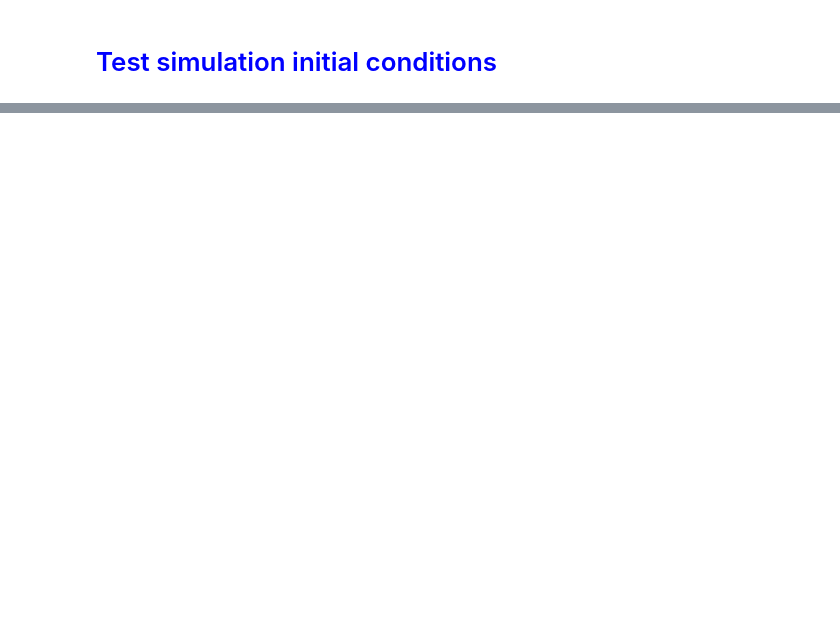
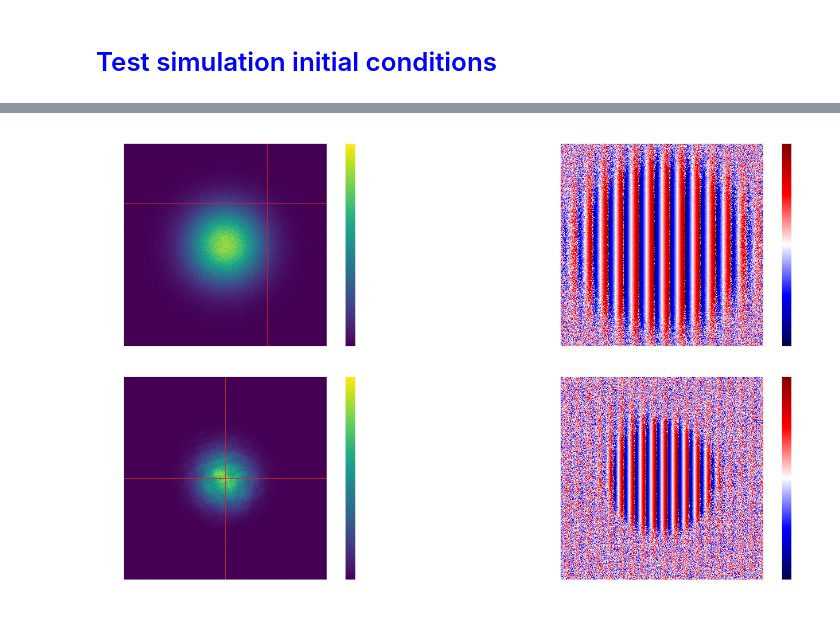
Before and after one commit to nunoazevedosilva/SBN, a Jupyter notebook: SBN_Simulation_with_input_images_vs_analytical.ipynb, the cells around one changed output, grey strips where cells are left out. Cells and saved outputs as stored; diff of their text form; code cells hidden in the pictures; blank space fills up the shorter version.

```diff
--- a/SBN_Simulation_with_input_images_vs_analytical.ipynb
+++ b/SBN_Simulation_with_input_images_vs_analytical.ipynb
@@ -974,0 +811,84 @@ plt.yscale("log")
+# %%
+extent_general_an = [0, my_simulation_an.Nx*my_simulation_an.dx/factor_t/(1e-3), 0, my_simulation_an.Ny*my_simulation_an.dy/factor_t/(1e-3)]
+
+
+fig = plt.figure(figsize=(25, 14))
+
+rows = 2
+columns = 2
+
+grid = plt.GridSpec(rows, columns, wspace = .2, hspace = .15)
+
+plt.subplot(grid[0, 0])
+plt.title("Obstacle", fontsize=15)
+plt.imshow(input_beam_profile_an, extent=extent_general_an)
+plt.colorbar()
+plt.axvline(x=x_center_4f*dx/factor_t/(1e-3), color="tab:red", linewidth=1)
+plt.axhline(y=y_center_4f*dy/factor_t/(1e-3), color="tab:red", linewidth=1)
+plt.xlabel(r"$x$ $(mm)$")
+plt.ylabel(r"$y$ $(mm)$")
+
+plt.subplot(grid[0, 1])
+
+plt.imshow(phase_input_beam_an, cmap="seismic", extent=extent_general_an)
+plt.colorbar()
+plt.xlabel(r"$x$ $(mm)$")
+plt.ylabel(r"$y$ $(mm)$")
+
+plt.subplot(grid[1, 0])
+plt.title("Obstacle", fontsize=15)
+plt.imshow(input_beam_profile, extent=extent_general)
+plt.colorbar()
+plt.axvline(x=x_center_4f*dx/factor_t/(1e-3), color="tab:red", linewidth=1)
+plt.axhline(y=y_center_4f*dy/factor_t/(1e-3), color="tab:red", linewidth=1)
+plt.xlabel(r"$x$ $(mm)$")
+plt.ylabel(r"$y$ $(mm)$")
+
+plt.subplot(grid[1, 1])
+
+plt.imshow(phase_input_beam, cmap="seismic", extent=extent_general)
+plt.colorbar()
+plt.xlabel(r"$x$ $(mm)$")
+plt.ylabel(r"$y$ $(mm)$")
+
+
+
+fig = plt.figure(figsize=(25, 14))
+
+rows = 2
+columns = 2
+
+grid = plt.GridSpec(rows, columns, wspace = .2, hspace = .15)
+
+plt.subplot(grid[0, 0])
+plt.title("Obstacle", fontsize=15)
+plt.imshow(input_axicon_size_an, extent=extent_general_an)
+plt.colorbar()
+plt.axvline(x=x_center_4f*dx/factor_t/(1e-3), color="tab:red", linewidth=1)
+plt.axhline(y=y_center_4f*dy/factor_t/(1e-3), color="tab:red", linewidth=1)
+plt.xlabel(r"$x$ $(mm)$")
+plt.ylabel(r"$y$ $(mm)$")
+
+plt.subplot(grid[0, 1])
+
+plt.imshow(phase_axicon_an, cmap="seismic", extent=extent_general_an)
+plt.colorbar()
+plt.xlabel(r"$x$ $(mm)$")
+plt.ylabel(r"$y$ $(mm)$")
+
+plt.subplot(grid[1, 0])
+plt.title("Obstacle", fontsize=15)
+plt.imshow(input_axicon_size, extent=extent_general)
+plt.colorbar()
+plt.axvline(x=x_center_4f*dx/factor_t/(1e-3), color="tab:red", linewidth=1)
+plt.axhline(y=y_center_4f*dy/factor_t/(1e-3), color="tab:red", linewidth=1)
+plt.xlabel(r"$x$ $(mm)$")
+plt.ylabel(r"$y$ $(mm)$")
+
+plt.subplot(grid[1, 1])
+
+plt.imshow(phase_axicon, cmap="seismic", extent=extent_general)
+plt.colorbar()
+plt.xlabel(r"$x$ $(mm)$")
+plt.ylabel(r"$y$ $(mm)$")
+# %% [output]
@@ -974,0 +896 @@ plt.yscale("log")
+[figure, added]
```
Also changed, not shown: parts of 29 cells of this notebook, 6 other files.
